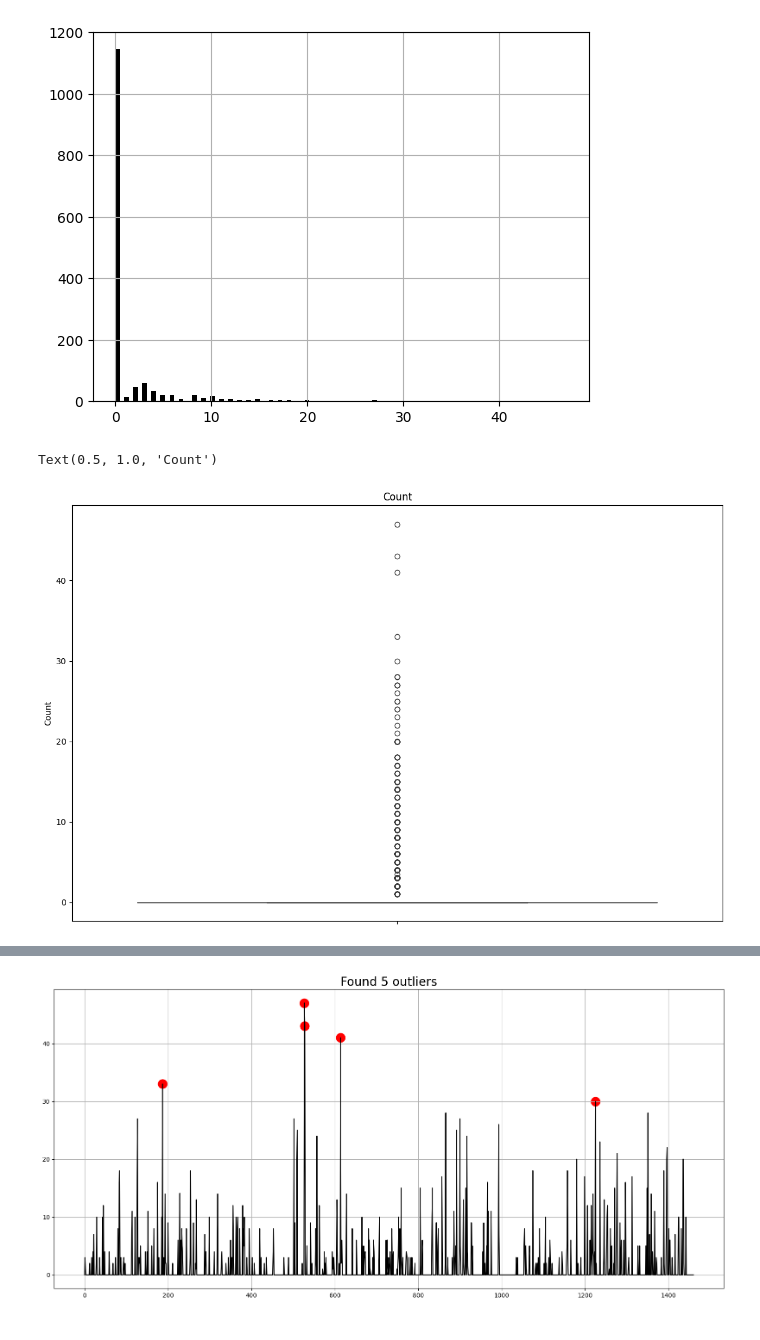
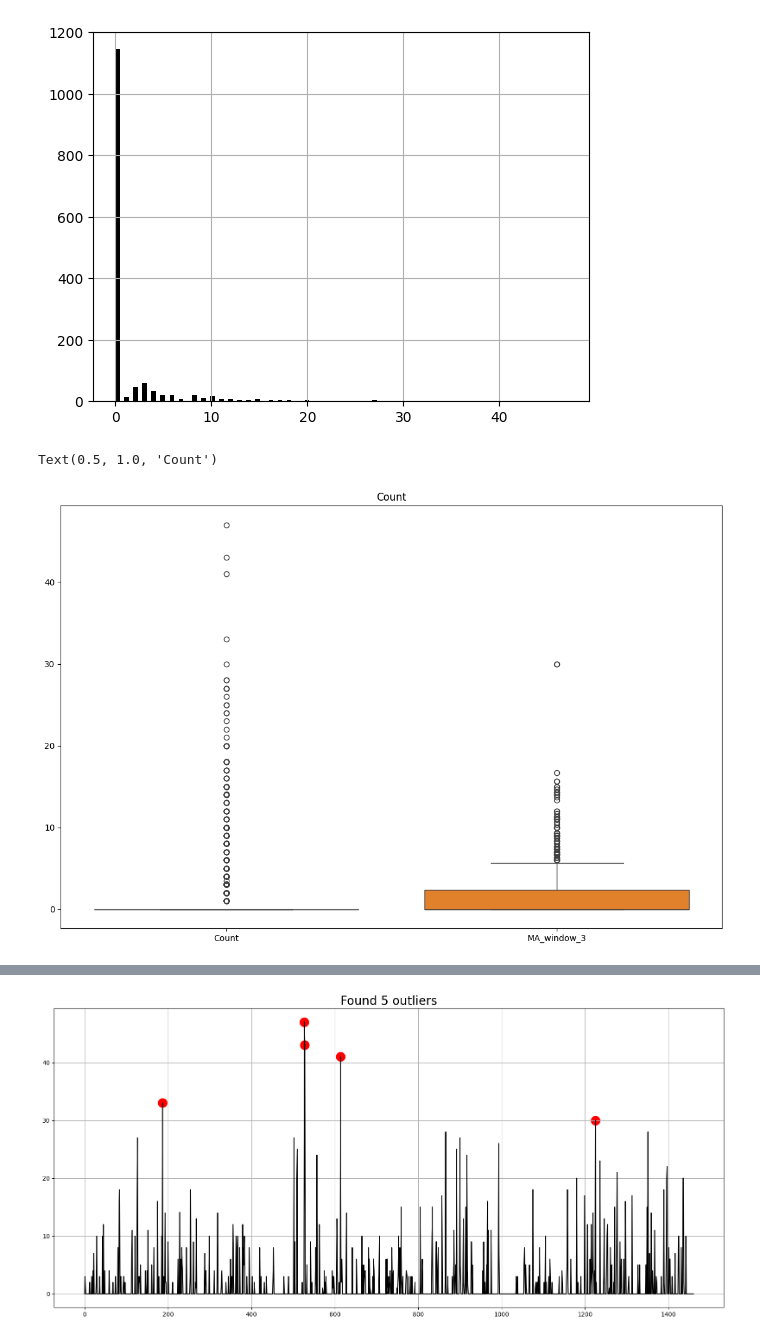
Before and after one commit to firefiruses/TimeSeries, a Jupyter notebook: HM4/homework4.ipynb, the cells around one changed output, grey strips where cells are left out. Saved outputs shown, nothing was run; the diff lists cells and outputs as text; code cells hidden in the pictures.

```diff
--- a/HM4/homework4.ipynb
+++ b/HM4/homework4.ipynb
@@ -391,9 +377,9 @@ rawdata["Count"].hist(bins=100, color="black",)
 # %%
 fig = plt.figure(figsize=(14, 9))
 
-sns.boxplot(data.Count).set_title('Count')
+sns.boxplot(data).set_title('Count')
 # %% [output]
 Text(0.5, 1.0, 'Count')
-[figure, old version]
+[figure, new version]
 # %%
 fig = plt.figure(figsize=(14, 9))
```
Also changed, not shown: parts of 9 cells of this notebook.
